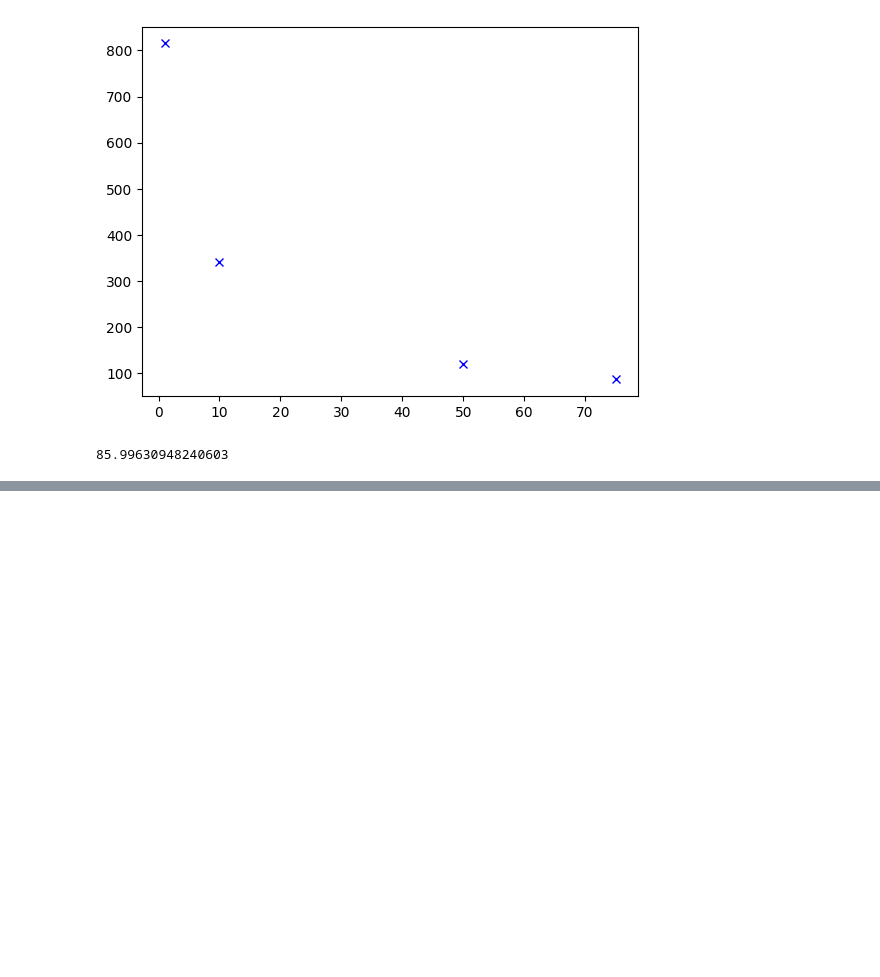
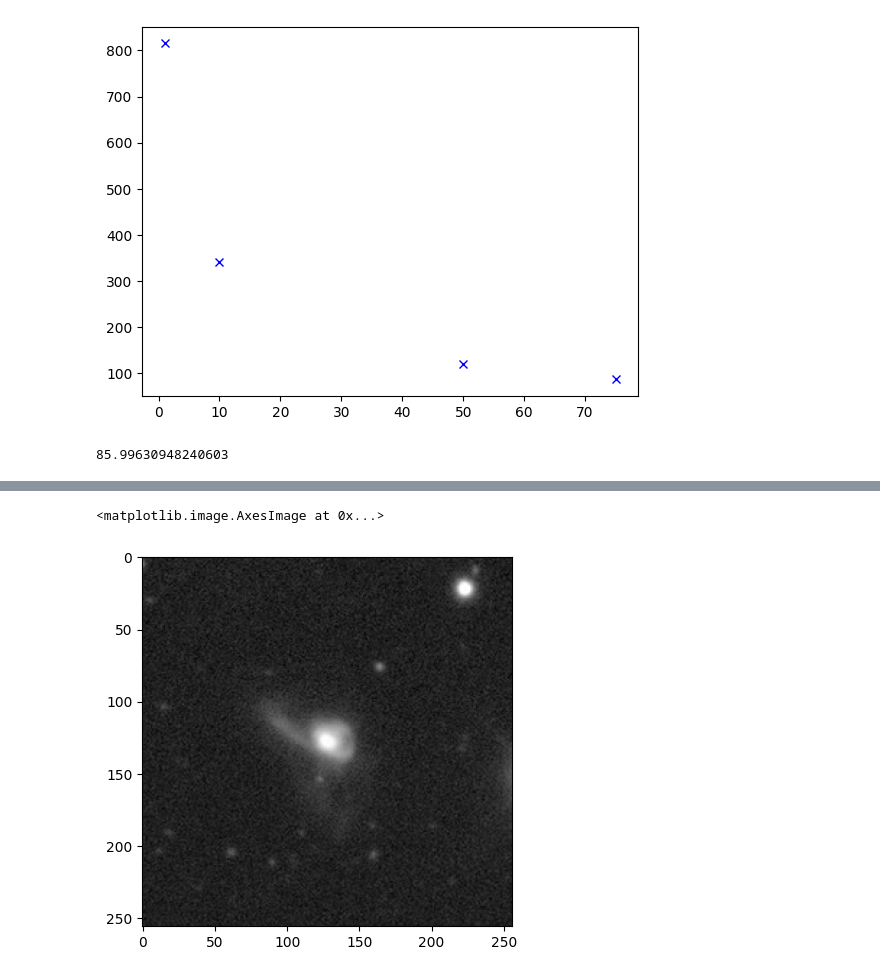
Before and after one commit to Kuift/QuantumAstronomy, a Jupyter notebook: QPIE_Pennylane.ipynb, the cells around one changed output, grey strips where cells are left out. Drawn from its saved outputs; the diff is of its cells as text; code cells hidden in the pictures; blank space fills up the shorter version.

```diff
--- a/QPIE_Pennylane.ipynb
+++ b/QPIE_Pennylane.ipynb
@@ -360,0 +361,11 @@ with h5py.File('Galaxy10_DECals.h5', 'r') as F:
+# %%
+img = []#convert to grayscale
+norms = []
+for i in range(10):
+    img.append(color.rgb2gray(images[i]))
+    norms.append((np.linalg.norm(img[i].flatten())))
+# %%
+plt.imshow(img[2],cmap='gray')
+# %% [output]
+<matplotlib.image.AxesImage at 0x...>
+[figure, added]
```
Also changed, not shown: parts of 8 cells of this notebook.
